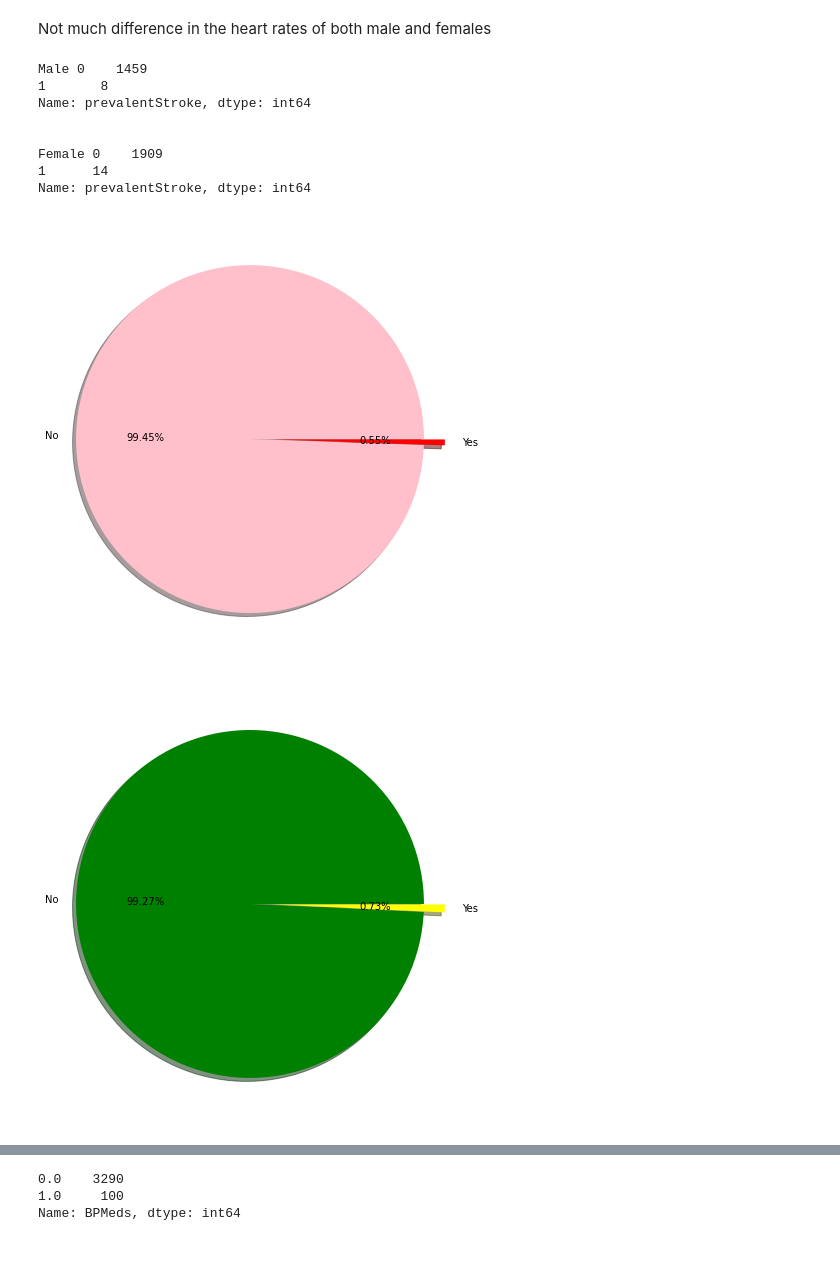
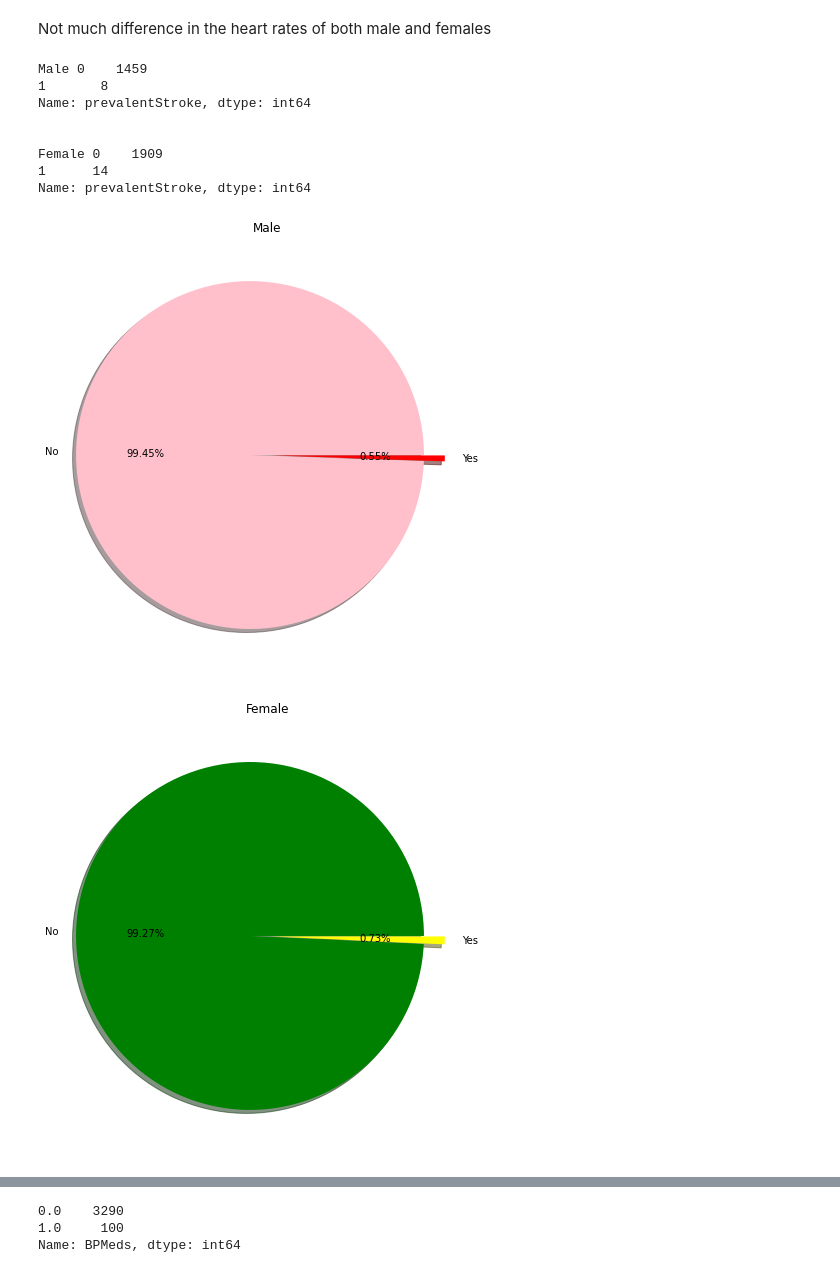
Before and after one commit to Shambhurajdesai/Capstone-3---Cardio-Vascular-Risk--Classification, a Jupyter notebook: Cardio_Vascular_Risk_Capstone_3.ipynb, the cells around one changed output, grey strips where cells are left out. Drawn from its saved outputs; the diff is of its cells as text; code cells hidden in the pictures.

```diff
--- a/Cardio_Vascular_Risk_Capstone_3.ipynb
+++ b/Cardio_Vascular_Risk_Capstone_3.ipynb
@@ -588,25 +588,27 @@ Not much difference in the heart rates of both male and females
 # %%
 # here by using the pie plot we calculate the % of prevalent stroke in males and females
 plt.figure(figsize=(8,8))
 plt.pie(male['prevalentStroke'].value_counts(),shadow=True,autopct='%1.2f%%',
         labels=['No','Yes'],explode=(0.1,0.02),colors=('pink','red'))
+plt.title('Male')
 print('Male',male['prevalentStroke'].value_counts())
 print('\n')
 plt.figure(figsize=(8,8))
 plt.pie(female['prevalentStroke'].value_counts(),shadow=True,autopct='%1.2f%%',
         labels=['No','Yes'],explode=(0.1,0.02),colors=('green','yellow'))
+plt.title('Female')
 print('Female',female['prevalentStroke'].value_counts())
 # %% [output]
 Male 0    1459
 1       8
 Name: prevalentStroke, dtype: int64
 
 
 Female 0    1909
 1      14
 Name: prevalentStroke, dtype: int64
-[figure, old version]
+[figure, new version]
-[figure, old version]
+[figure, new version]
 # %%
 # here by using the pie plot we calculate the % of prevalent hyper tension in males and females
 plt.figure(figsize=(8,8))
```
Also changed, not shown: parts of 2 cells of this notebook.
